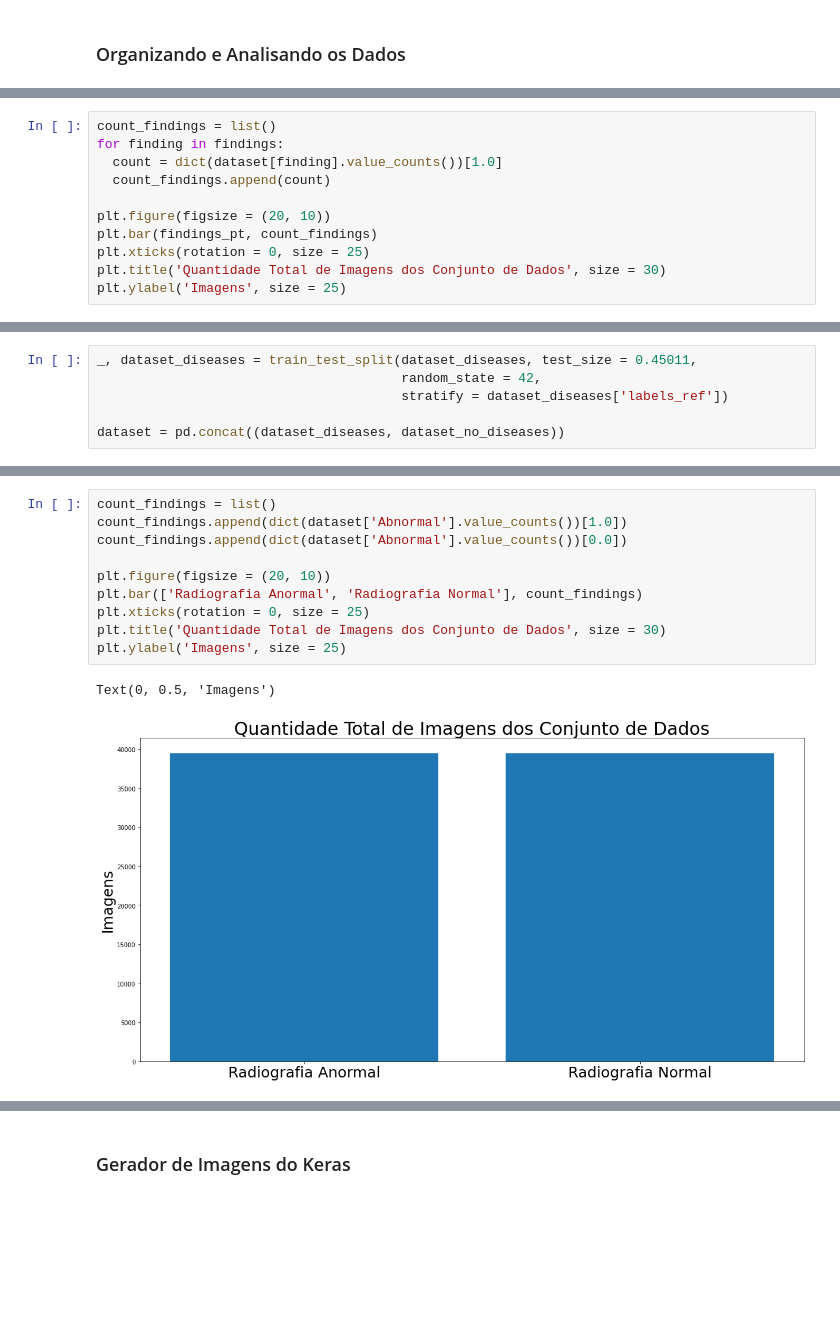
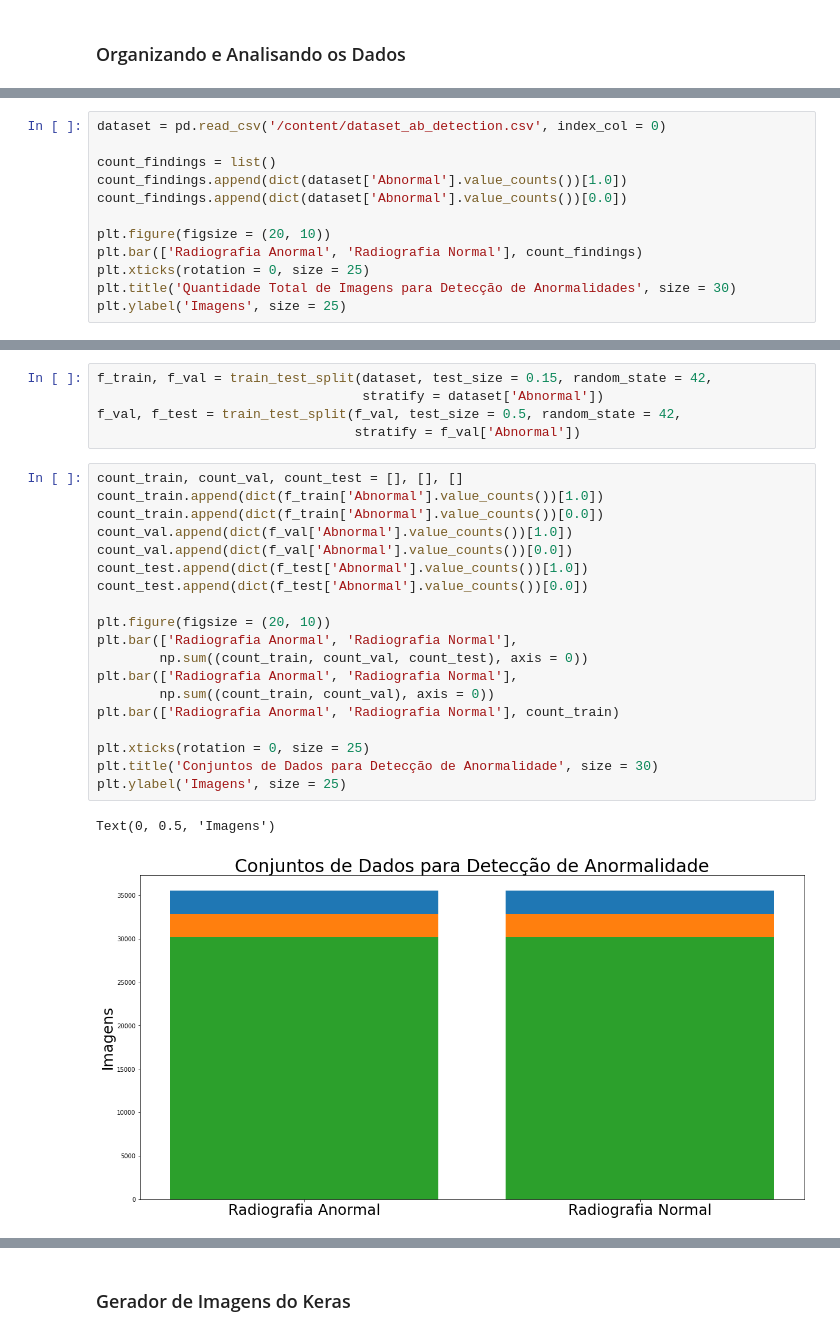
Before and after one commit to Alyssonmach/cnn-lung-diseases, a Jupyter notebook: experiments/second-paper/abnormality_detection.ipynb, the cells around one changed output, grey strips where cells are left out. Saved outputs shown, nothing was run; the diff lists cells and outputs as text; blank space fills up the shorter version.

Commit message:
Atualização no treinamento das redes de detecção de anormalidades

```diff
--- a/experiments/second-paper/abnormality_detection.ipynb
+++ b/experiments/second-paper/abnormality_detection.ipynb
@@ -57,13 +34,14 @@ findings_pt = ['Opacidade', 'Atelectasia', 'Pneumotórax', 'Efusão', 'Normal']
 # %%
+dataset = pd.read_csv('/content/dataset_ab_detection.csv', index_col = 0)
+
 count_findings = list()
-for finding in findings:
-  count = dict(dataset[finding].value_counts())[1.0]
-  count_findings.append(count)
+count_findings.append(dict(dataset['Abnormal'].value_counts())[1.0])
+count_findings.append(dict(dataset['Abnormal'].value_counts())[0.0])
 
 plt.figure(figsize = (20, 10))
-plt.bar(findings_pt, count_findings)
+plt.bar(['Radiografia Anormal', 'Radiografia Normal'], count_findings)
 plt.xticks(rotation = 0, size = 25)
-plt.title('Quantidade Total de Imagens dos Conjunto de Dados', size = 30)
+plt.title('Quantidade Total de Imagens para Detecção de Anormalidades', size = 30)
 plt.ylabel('Imagens', size = 25)
 # %% [output]
 Text(0, 0.5, 'Imagens')
@@ -83,6 +48,0 @@ dataset_diseases['labels_ref'] = all_labels
-# %%
-_, dataset_diseases = train_test_split(dataset_diseases, test_size = 0.45011,
-                                       random_state = 42,
-                                       stratify = dataset_diseases['labels_ref'])
-
-dataset = pd.concat((dataset_diseases, dataset_no_diseases))
@@ -103,13 +49,27 @@ Text(0, 0.5, 'Imagens')
+# %%
+f_train, f_val = train_test_split(dataset, test_size = 0.15, random_state = 42,
+                                  stratify = dataset['Abnormal'])
+f_val, f_test = train_test_split(f_val, test_size = 0.5, random_state = 42,
+                                 stratify = f_val['Abnormal'])
 # %%
-count_findings = list()
-count_findings.append(dict(dataset['Abnormal'].value_counts())[1.0])
-count_findings.append(dict(dataset['Abnormal'].value_counts())[0.0])
+count_train, count_val, count_test = [], [], []
+count_train.append(dict(f_train['Abnormal'].value_counts())[1.0])
+count_train.append(dict(f_train['Abnormal'].value_counts())[0.0])
+count_val.append(dict(f_val['Abnormal'].value_counts())[1.0])
+count_val.append(dict(f_val['Abnormal'].value_counts())[0.0])
+count_test.append(dict(f_test['Abnormal'].value_counts())[1.0])
+count_test.append(dict(f_test['Abnormal'].value_counts())[0.0])
 
 plt.figure(figsize = (20, 10))
-plt.bar(['Radiografia Anormal', 'Radiografia Normal'], count_findings)
+plt.bar(['Radiografia Anormal', 'Radiografia Normal'],
+        np.sum((count_train, count_val, count_test), axis = 0))
+plt.bar(['Radiografia Anormal', 'Radiografia Normal'],
+        np.sum((count_train, count_val), axis = 0))
+plt.bar(['Radiografia Anormal', 'Radiografia Normal'], count_train)
+
 plt.xticks(rotation = 0, size = 25)
-plt.title('Quantidade Total de Imagens dos Conjunto de Dados', size = 30)
+plt.title('Conjuntos de Dados para Detecção de Anormalidade', size = 30)
 plt.ylabel('Imagens', size = 25)
 # %% [output]
 Text(0, 0.5, 'Imagens')
-[figure, old version]
+[figure, new version]
```
Also changed, not shown: parts of 59 cells of this notebook.
